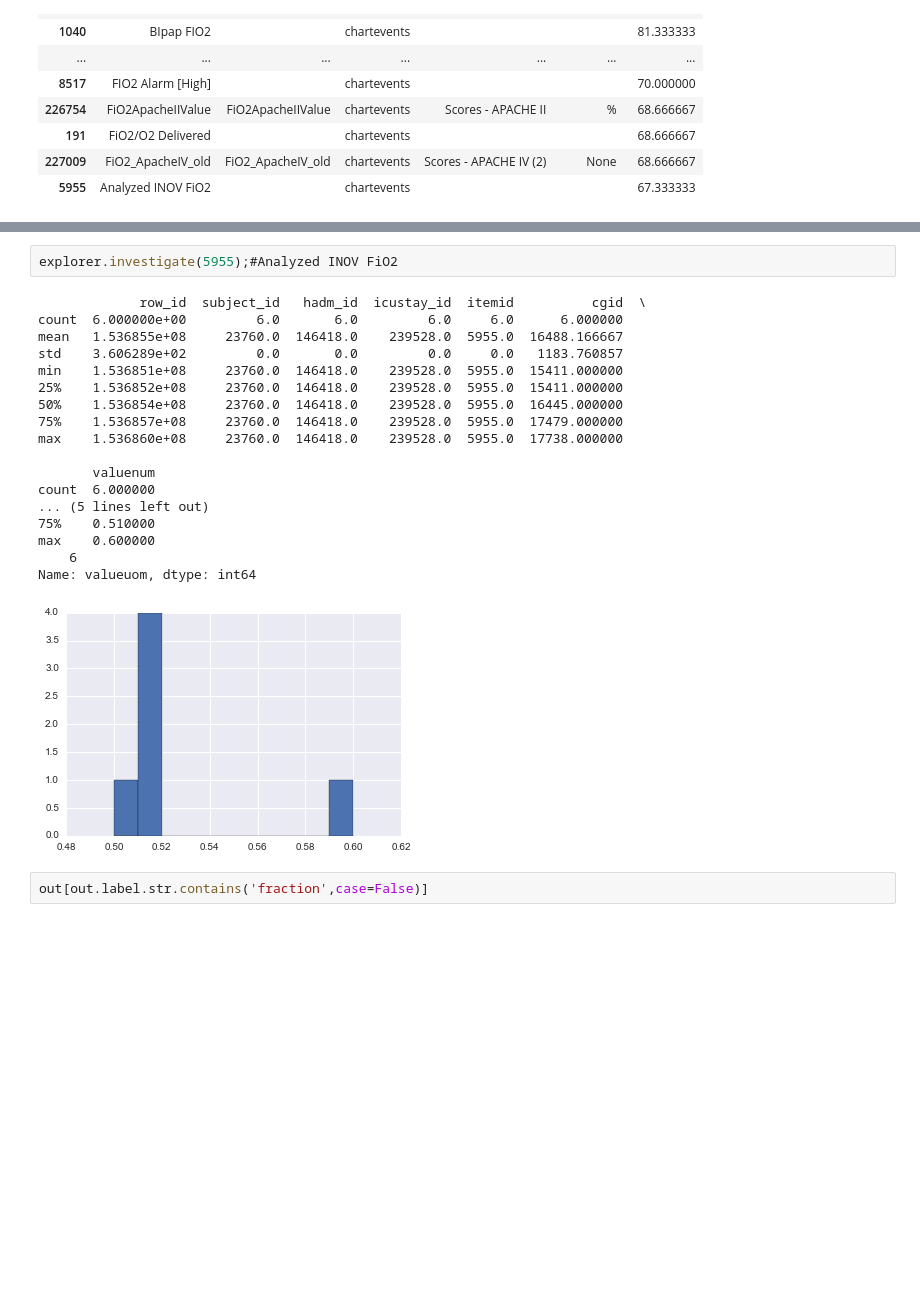
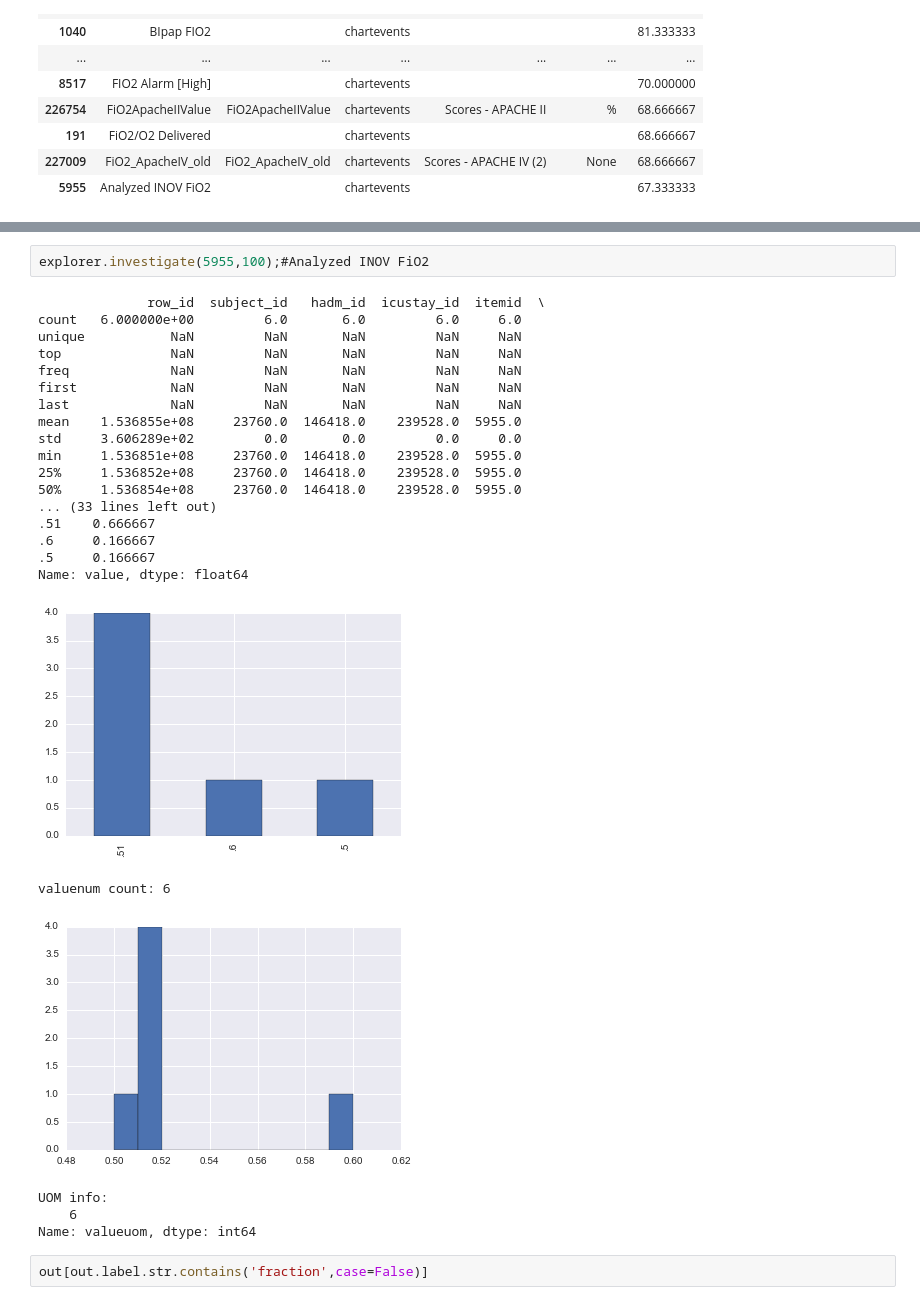
Before and after one commit to jgenk/icu_ml, a Jupyter notebook: 6_Building_all_defs.ipynb, the cells around one changed output, grey strips where cells are left out. Cells and saved outputs as stored; diff of their text form; blank space fills up the shorter version.

```diff
--- a/6_Building_all_defs.ipynb
+++ b/6_Building_all_defs.ipynb
@@ -3043,24 +3188,29 @@ Name: valueuom, dtype: int64
 # %%
-explorer.investigate(5955);#Analyzed INOV FiO2
+explorer.investigate(5955,100);#Analyzed INOV FiO2
 # %% [output]
-             row_id  subject_id   hadm_id  icustay_id  itemid          cgid  \
-count  6.000000e+00         6.0       6.0         6.0     6.0      6.000000
-mean   1.536855e+08     23760.0  146418.0    239528.0  5955.0  16488.166667
-std    3.606289e+02         0.0       0.0         0.0     0.0   1183.760857
-min    1.536851e+08     23760.0  146418.0    239528.0  5955.0  15411.000000
-25%    1.536852e+08     23760.0  146418.0    239528.0  5955.0  15411.000000
-50%    1.536854e+08     23760.0  146418.0    239528.0  5955.0  16445.000000
-75%    1.536857e+08     23760.0  146418.0    239528.0  5955.0  17479.000000
-max    1.536860e+08     23760.0  146418.0    239528.0  5955.0  17738.000000
-
-       valuenum
-count  6.000000
-... (5 lines left out)
-75%    0.510000
-max    0.600000
-    6
-Name: valueuom, dtype: int64
+              row_id  subject_id   hadm_id  icustay_id  itemid  \
+count   6.000000e+00         6.0       6.0         6.0     6.0
+unique           NaN         NaN       NaN         NaN     NaN
+top              NaN         NaN       NaN         NaN     NaN
+freq             NaN         NaN       NaN         NaN     NaN
+first            NaN         NaN       NaN         NaN     NaN
+last             NaN         NaN       NaN         NaN     NaN
+mean    1.536855e+08     23760.0  146418.0    239528.0  5955.0
+std     3.606289e+02         0.0       0.0         0.0     0.0
+min     1.536851e+08     23760.0  146418.0    239528.0  5955.0
+25%     1.536852e+08     23760.0  146418.0    239528.0  5955.0
+50%     1.536854e+08     23760.0  146418.0    239528.0  5955.0
+... (33 lines left out)
+.51    0.666667
+.6     0.166667
+.5     0.166667
+Name: value, dtype: float64
-[figure, old version]
+[figure, new version]
+valuenum count: 6
+[figure, added]
+UOM info:
+    6
+Name: valueuom, dtype: int64
 # %%
 out[out.label.str.contains('fraction',case=False)]
 # %% [output]
```
Also changed, not shown: parts of 37 cells of this notebook, 10 other files.
